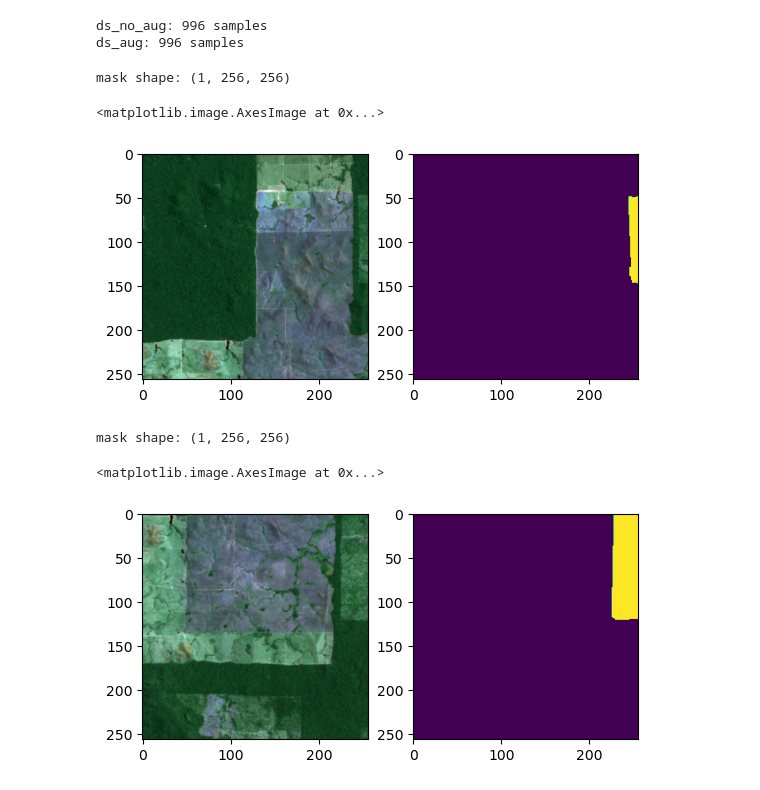
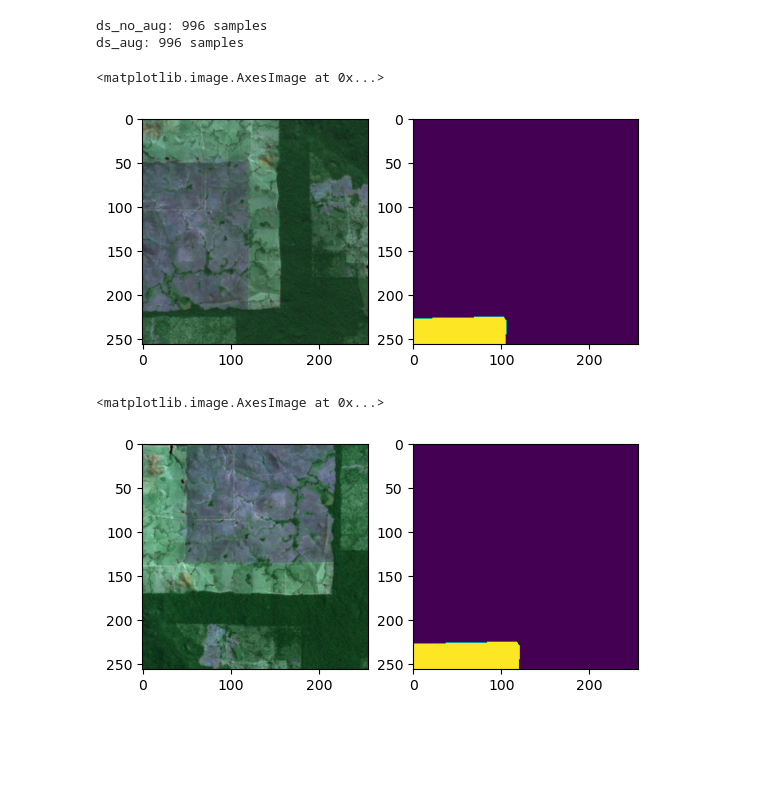
Before and after one commit to ebouhid/Xingu_Segmentation, a Jupyter notebook: dataset/dataset_test.ipynb, the cells around one changed output. Drawn from its saved outputs; the diff is of its cells as text; code cells hidden in the pictures; blank space fills up the shorter version.

```diff
--- a/dataset/dataset_test.ipynb
+++ b/dataset/dataset_test.ipynb
@@ -6,33 +8,35 @@ from dataset import XinguDataset
+# %%
+# Define an example transform pipeline
+transform = A.Compose([
+    A.Resize(256, 256),          # Resize the image and mask to a fixed size
+    A.RandomRotate90(),          # Randomly rotate the image by 90 degrees
+    A.HorizontalFlip(),         # Randomly flip the image horizontally
+    A.RandomBrightnessContrast(),# Randomly adjust brightness and contrast
+    # A.Normalize(),               # Normalize the image
+    ToTensorV2(),                # Convert the image to PyTorch tensor
+])
 # %%
 ds_no_aug = XinguDataset('selected_patches/train/images/', 'selected_patches/train/masks/', [4, 6, 7])
-ds_aug = XinguDataset('selected_patches/train/images/', 'selected_patches/train/masks/', [4, 6, 7], transforms=True)
+ds_aug = XinguDataset('selected_patches/train/images/', 'selected_patches/train/masks/', [4, 6, 7], transforms=transform)
 # %%
 print(f'ds_no_aug: {len(ds_no_aug)} samples')
 print(f'ds_aug: {len(ds_aug)} samples')
 # %% [output]
 ds_no_aug: 996 samples
 ds_aug: 996 samples
-# %%
-image, mask = ds_aug.__getitem__(44)
-print(f'mask shape: {mask.shape}')
-# %% [output]
-mask shape: (1, 256, 256)
 # %%
+image, mask = ds_aug.__getitem__(93)
 fig, ax = plt.subplots(nrows=1, ncols=2)
 ax[0].imshow(image.transpose(1, 2, 0))
 ax[1].imshow(mask.squeeze())
 # %% [output]
 <matplotlib.image.AxesImage at 0x...>
-[figure, old version]
+[figure, new version]
-# %%
-image, mask = ds_no_aug.__getitem__(90)
-print(f'mask shape: {mask.shape}')
-# %% [output]
-mask shape: (1, 256, 256)
 # %%
+image, mask = ds_no_aug.__getitem__(90)
 fig, ax = plt.subplots(nrows=1, ncols=2)
 ax[0].imshow(image.transpose(1, 2, 0))
 ax[1].imshow(mask.squeeze())
 # %% [output]
 <matplotlib.image.AxesImage at 0x...>
-[figure, old version]
+[figure, new version]
```
Also changed, not shown: parts of 1 cell of this notebook, 1 other file.
